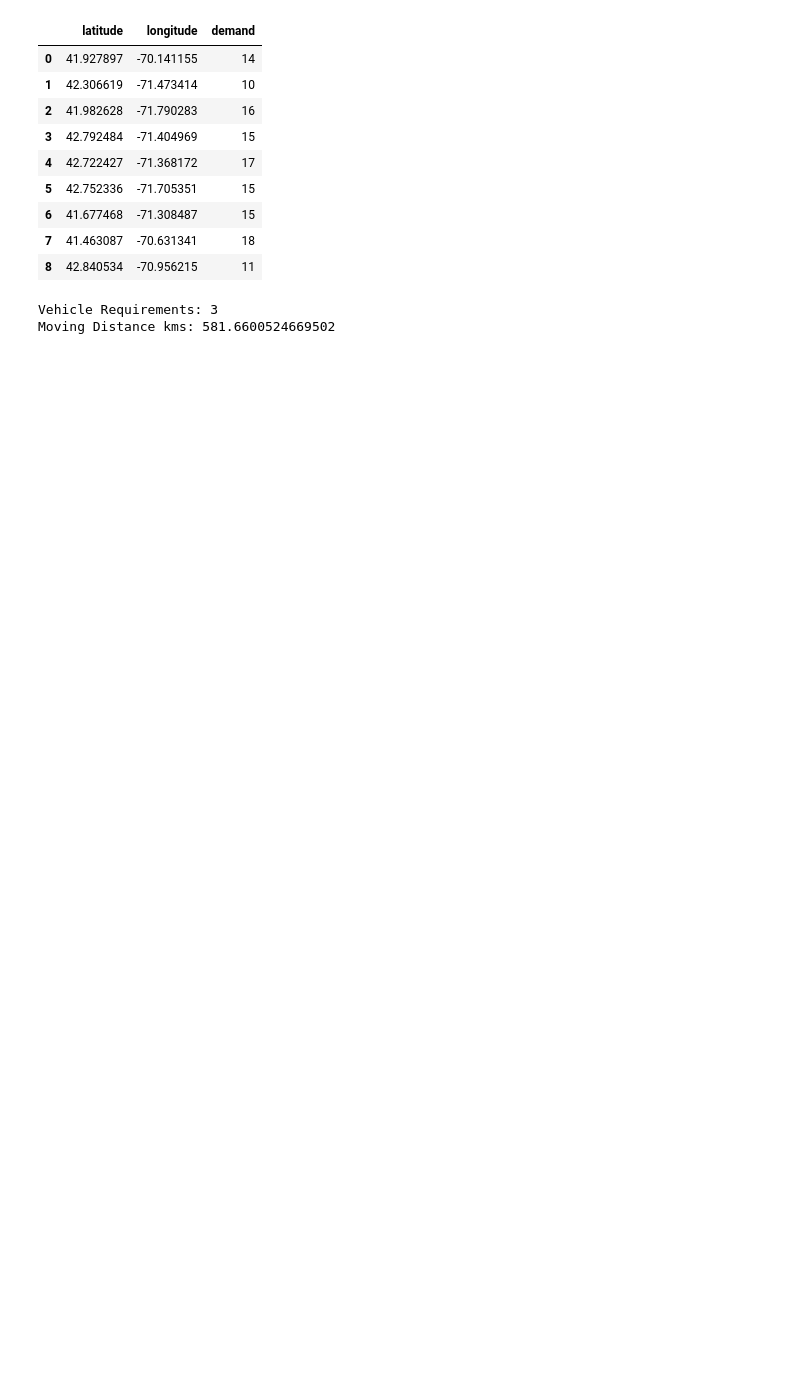
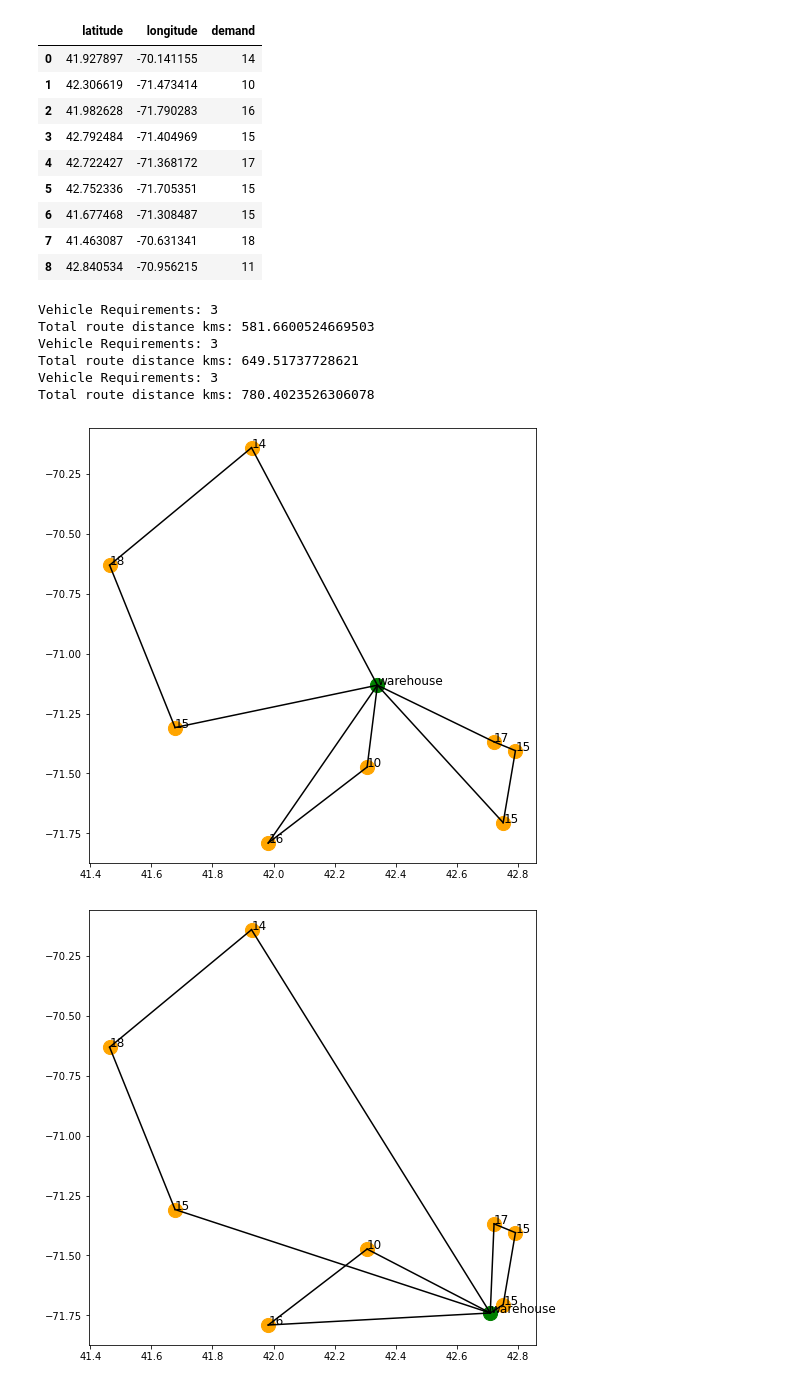
Before and after one commit to XNexuswolfX/CVRP_Pulp, a Jupyter notebook: OR-Project Cvrp-Main.ipynb, the cells around one changed output. Drawn from its saved outputs; the diff is of its cells as text; code cells hidden in the pictures; blank space fills up the shorter version.

```diff
--- a/OR-Project Cvrp-Main.ipynb
+++ b/OR-Project Cvrp-Main.ipynb
@@ -24,8 +25,8 @@ df
 # %%
 # adding 3 potential warehouse locations coordinates
 W_1 = pd.DataFrame({'latitude':[42.340335], 'longitude':[-71.131830], 'demand':[0]})
-W_2 = pd.DataFrame({'latitude':[42.392390], 'longitude':[-71.139340], 'demand':[0]})
-W_3 = pd.DataFrame({'latitude':[42.294840], 'longitude':[-71.072297], 'demand':[0]})
+W_2 = pd.DataFrame({'latitude':[42.710020], 'longitude':[-71.740000], 'demand':[0]})
+W_3 = pd.DataFrame({'latitude':[41.600241], 'longitude':[-70.372297], 'demand':[0]})
 # %%
 # new dataframe with potential warehouse locations
 df1 = pd.concat([W_1, df]).reset_index(drop = True)
@@ -35,11 +36,11 @@ df3 = pd.concat([W_3, df]).reset_index(drop = True)
 # function for creating distance matrix for each warehouse locations
 def get_dist_matrix(df):
 
-    df['latitude'] = np.radians(df['latitude'])
-    df['longitude'] = np.radians(df['longitude'])
-    df[['latitude','longitude']].to_numpy()
+    df['latitude_rad'] = np.radians(df['latitude'])
+    df['longitude_rad'] = np.radians(df['longitude'])
+    df[['latitude_rad','longitude_rad']].to_numpy()
     dist = DistanceMetric.get_metric('haversine')
-    distance = pd.DataFrame(dist.pairwise(df[['latitude','longitude']].to_numpy())*6373,  columns=df.index.unique(), index=df.index.unique())
+    distance = pd.DataFrame(dist.pairwise(df[['latitude_rad','longitude_rad']].to_numpy())*6373,  columns=df.index.unique(), index=df.index.unique())
     return distance
 # %%
 # function for solving LP with pulp
@@ -94,17 +95,41 @@ def get_min_dist(distance,vehicle_count,customer_count,vehicle_capacity,df):
         # print calculated minimum distance value
         if problem.solve() == 1:
             print('Vehicle Requirements:', vehicle_count)
-            print('Moving Distance kms:', pulp.value(problem.objective))
+            print('Total route distance kms:', pulp.value(problem.objective))
+            plt.figure(figsize=(8,8))
+            for i in range(customer_count):
+                if i == 0:
+                    plt.scatter(df.latitude[i], df.longitude[i], c='green', s=200)
+                    plt.text(df.latitude[i], df.longitude[i], "warehouse", fontsize=12)
+                else:
+                    plt.scatter(df.latitude[i], df.longitude[i], c='orange', s=200)
+                    plt.text(df.latitude[i], df.longitude[i], str(df.demand[i]), fontsize=12)
+
+            for k in range(vehicle_count):
+                for i in range(customer_count):
+                    for j in range(customer_count):
+                        if i != j and pulp.value(x[i][j][k]) == 1:
+                            plt.plot([df.latitude[i], df.latitude[j]], [df.longitude[i], df.longitude[j]], c="black")
+            plot=plt.show
+            return vehicle_count, pulp.value(problem.objective),plot
             break
-
-            return vehicle_count, pulp.value(problem.objective)
 # %%
 def get_warehouse_optimal_dist(df,vehicle_count,vehicle_capacity,customer_count=len(df)):
     dist_mat = get_dist_matrix(df)
     result = get_min_dist(dist_mat, vehicle_count, customer_count, vehicle_capacity,df)
     return result
-# %%
-get_warehouse_optimal_dist(df1,vehicle_count=4,vehicle_capacity=50)
-# %% [output]
-Vehicle Requirements: 3
-Moving Distance kms: 581.6600524669502
+# %%
+W1_vehicles,W1_route,W1_plot = get_warehouse_optimal_dist(df1,vehicle_count=4,vehicle_capacity=50)
+
+W2_vehicles,W2_route,W2_plot = get_warehouse_optimal_dist(df2,vehicle_count=4,vehicle_capacity=50)
+
+W3_vehicles,W3_route,W3_plot = get_warehouse_optimal_dist(df3,vehicle_count=4,vehicle_capacity=50)
+# %% [output]
+Vehicle Requirements: 3
+Total route distance kms: 581.6600524669503
+Vehicle Requirements: 3
+Total route distance kms: 649.51737728621
+Vehicle Requirements: 3
+Total route distance kms: 780.4023526306078
+[figure, added]
+[figure, added]
```
Also changed, not shown: parts of 3 cells of this notebook.
